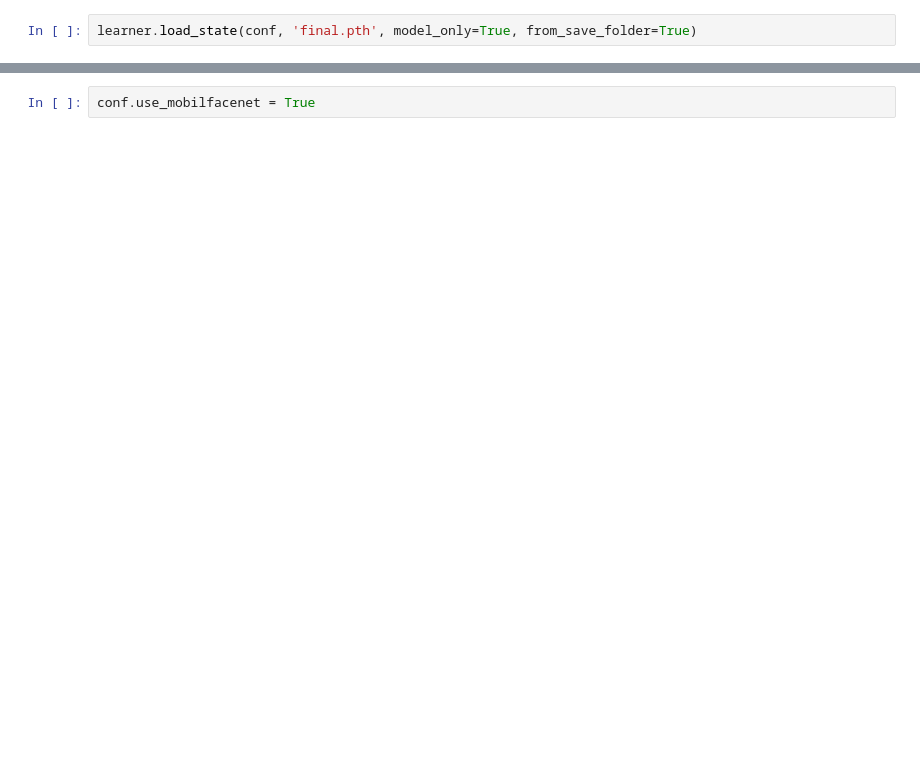
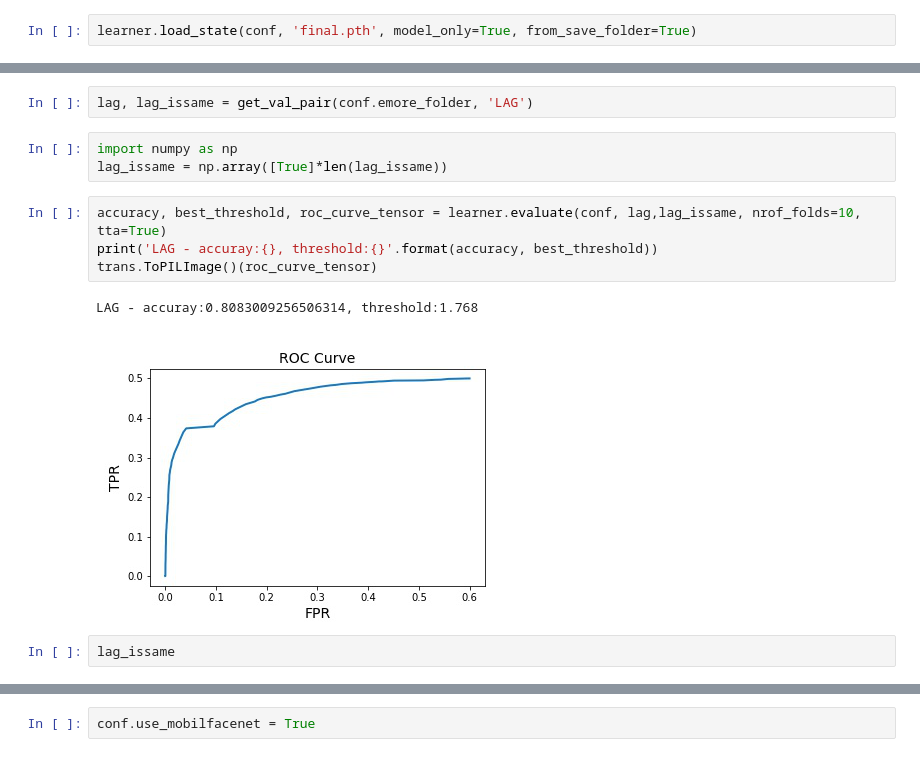
Before and after one commit to dilthoms/InsightFace_Pytorch, a Jupyter notebook: evaluate_model.ipynb, the cells around one changed output, grey strips where cells are left out. Saved outputs shown, nothing was run; the diff lists cells and outputs as text; blank space fills up the shorter version.

```diff
--- a/evaluate_model.ipynb
+++ b/evaluate_model.ipynb
@@ -31,5 +47,19 @@ trans.ToPILImage()(roc_curve_tensor)
 vgg2_fp - accuray:0.9066000000000001, threshold:1.7429999999999999
 [figure]
+# %%
+lag, lag_issame = get_val_pair(conf.emore_folder, 'LAG')
+# %%
+import numpy as np
+lag_issame = np.array([True]*len(lag_issame))
+# %%
+accuracy, best_threshold, roc_curve_tensor = learner.evaluate(conf, lag,lag_issame, nrof_folds=10, tta=True)
+print('LAG - accuray:{}, threshold:{}'.format(accuracy, best_threshold))
+trans.ToPILImage()(roc_curve_tensor)
+# %% [output]
+LAG - accuray:0.8083009256506314, threshold:1.768
+[figure, added]
+# %%
+lag_issame
 # %%
 agedb_30, agedb_30_issame = get_val_pair(conf.emore_folder, 'agedb_30')
 accuracy, best_threshold, roc_curve_tensor = learner.evaluate(conf, agedb_30, agedb_30_issame, nrof_folds=10, tta=True)
```
Also changed, not shown: parts of 16 cells of this notebook, 4 other files.
